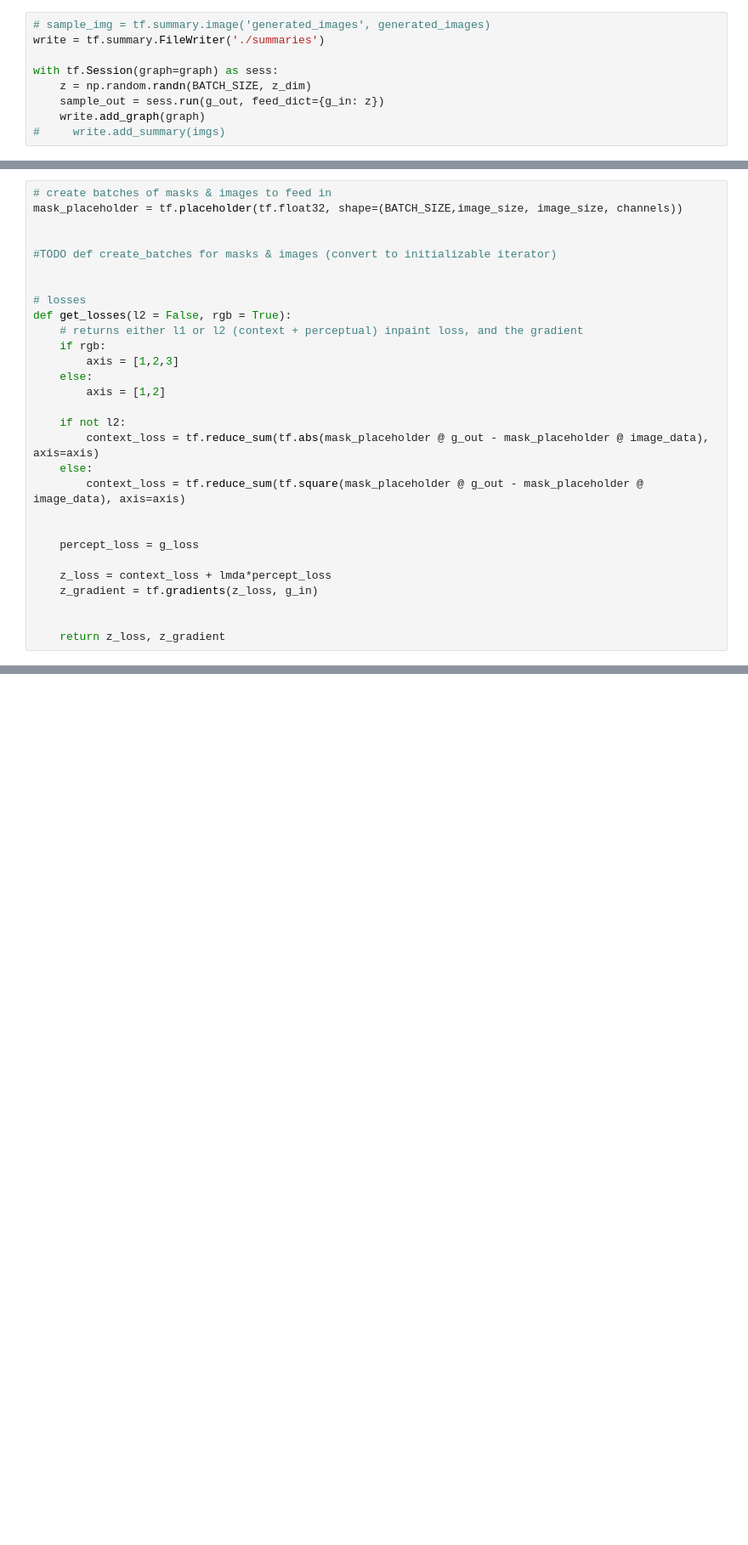
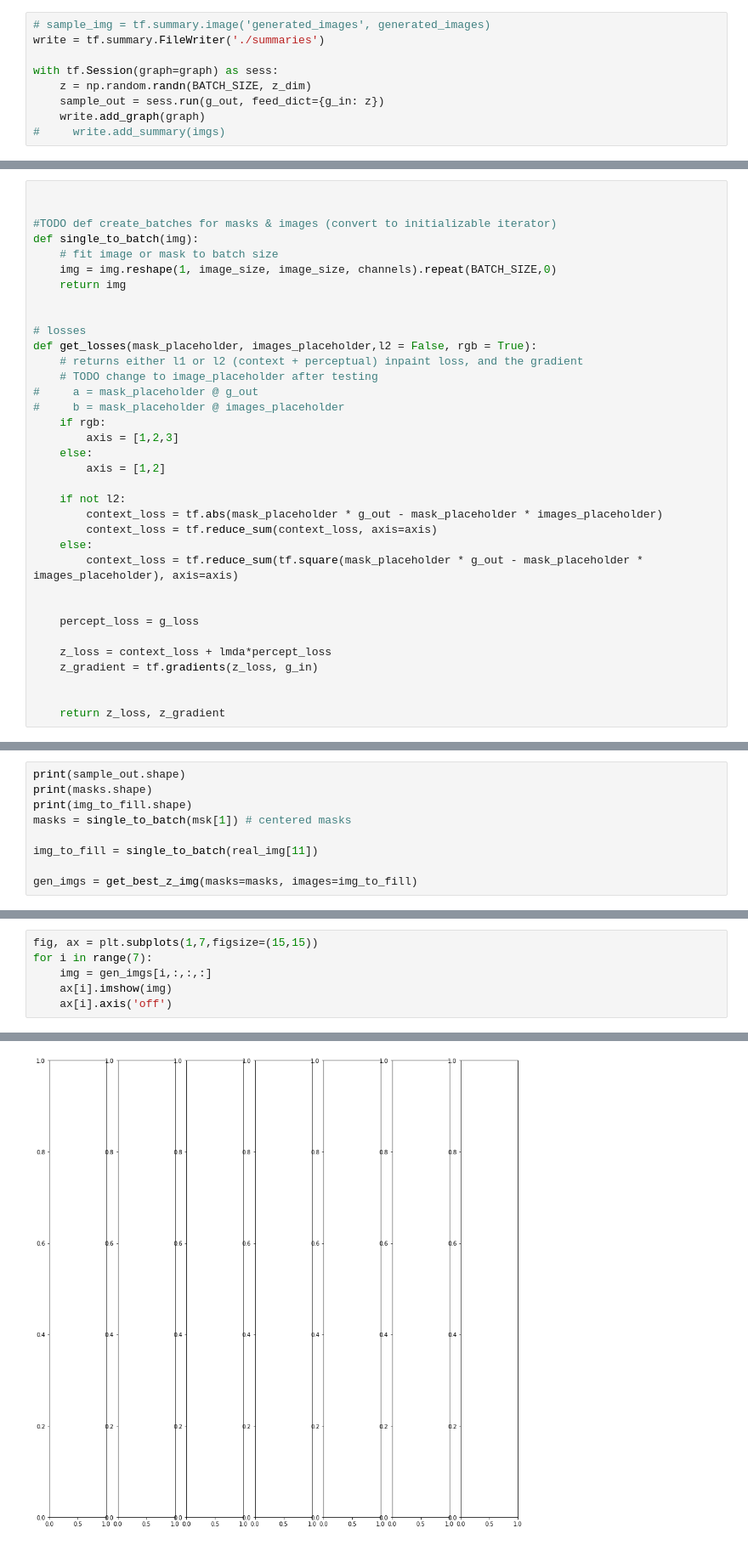
Before and after one commit to nlune/DCGAN-2019, a Jupyter notebook: DCGAN-pretrained.ipynb, the cells around one changed output, grey strips where cells are left out. Shown at 85% size. Cells and saved outputs as stored; diff of their text form; blank space fills up the shorter version.

Commit message:
did backprop to z, testing now

```diff
--- a/DCGAN-pretrained.ipynb
+++ b/DCGAN-pretrained.ipynb
@@ -163,23 +163,29 @@ Clipping input data to the valid range for imshow with RGB data ([0..1] for floa
 # %%
-# create batches of masks & images to feed in
-mask_placeholder = tf.placeholder(tf.float32, shape=(BATCH_SIZE,image_size, image_size, channels))
 
 
 #TODO def create_batches for masks & images (convert to initializable iterator)
+def single_to_batch(img):
+    # fit image or mask to batch size
+    img = img.reshape(1, image_size, image_size, channels).repeat(BATCH_SIZE,0)
+    return img
 
 
 # losses
-def get_losses(l2 = False, rgb = True):
+def get_losses(mask_placeholder, images_placeholder,l2 = False, rgb = True):
     # returns either l1 or l2 (context + perceptual) inpaint loss, and the gradient
+    # TODO change to image_placeholder after testing
+#     a = mask_placeholder @ g_out
+#     b = mask_placeholder @ images_placeholder
     if rgb:
         axis = [1,2,3]
     else:
         axis = [1,2]
 
     if not l2:
-        context_loss = tf.reduce_sum(tf.abs(mask_placeholder @ g_out - mask_placeholder @ image_data), axis=axis)
+        context_loss = tf.abs(mask_placeholder * g_out - mask_placeholder * images_placeholder)
+        context_loss = tf.reduce_sum(context_loss, axis=axis)
     else:
-        context_loss = tf.reduce_sum(tf.square(mask_placeholder @ g_out - mask_placeholder @ image_data), axis=axis)
+        context_loss = tf.reduce_sum(tf.square(mask_placeholder * g_out - mask_placeholder * images_placeholder), axis=axis)
 
 
     percept_loss = g_loss
@@ -193,0 +240,9 @@ def get_losses(l2 = False, rgb = True):
+# %%
+print(sample_out.shape)
+print(masks.shape)
+print(img_to_fill.shape)
+masks = single_to_batch(msk[1]) # centered masks
+
+img_to_fill = single_to_batch(real_img[11])
+
+gen_imgs = get_best_z_img(masks=masks, images=img_to_fill)
@@ -193,0 +254,7 @@ def get_losses(l2 = False, rgb = True):
+# %%
+fig, ax = plt.subplots(1,7,figsize=(15,15))
+for i in range(7):
+    img = gen_imgs[i,:,:,:]
+    ax[i].imshow(img)
+    ax[i].axis('off')
+# %% [output]
@@ -193,0 +262 @@ def get_losses(l2 = False, rgb = True):
+[figure, added]
```
Also changed, not shown: parts of 8 cells of this notebook.
